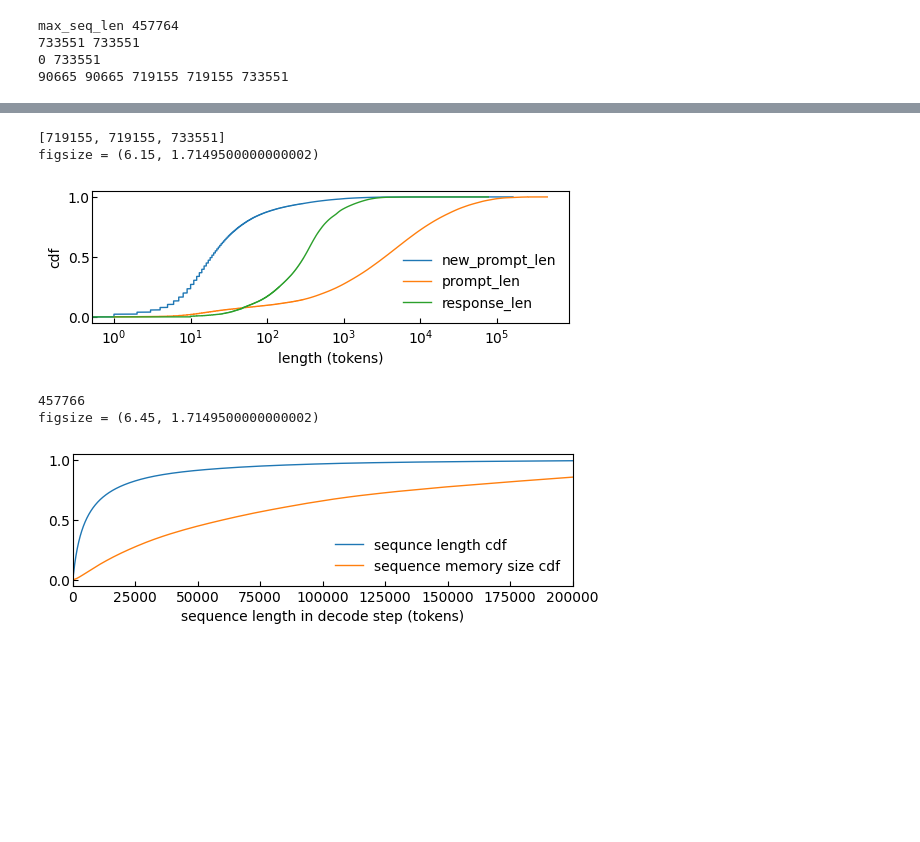
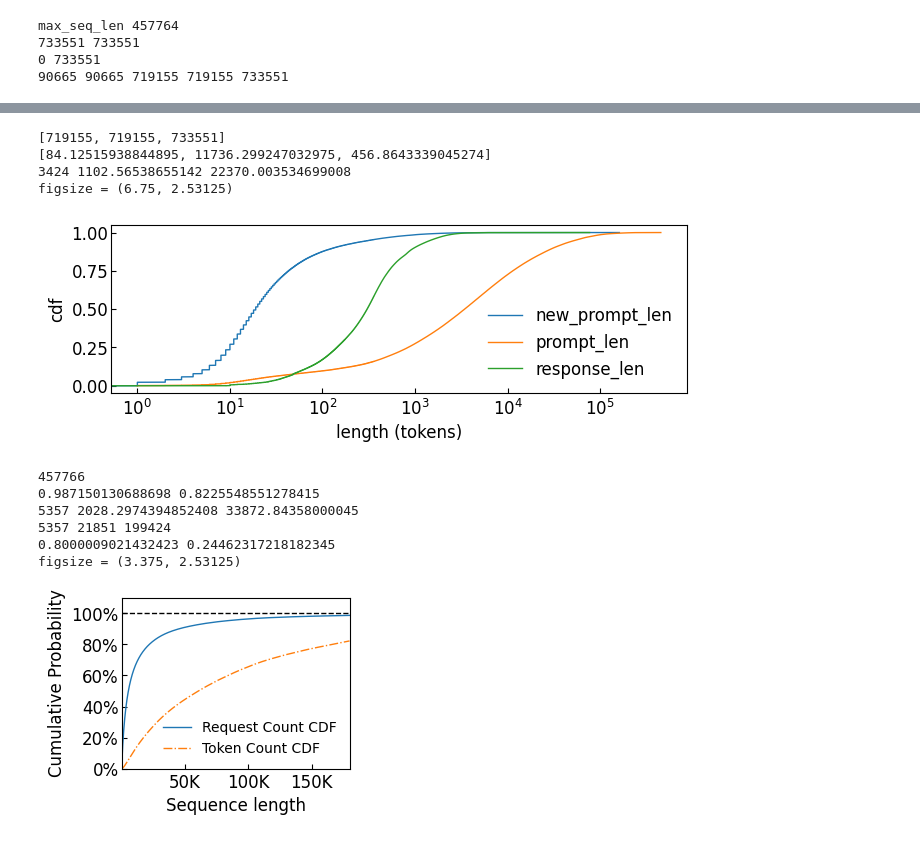
Before and after one commit to YitaoYuan/sharegpt-statistics, a Jupyter notebook: draw.ipynb, the cells around one changed output, grey strips where cells are left out. Drawn from its saved outputs; the diff is of its cells as text; code cells hidden in the pictures; blank space fills up the shorter version.

```diff
--- a/draw.ipynb
+++ b/draw.ipynb
@@ -194,22 +474,52 @@ figsize = (6.15, 1.7149500000000002)
 # %%
 x_groups = [round_new_prompt_len, round_prompt_len, round_response_len]
 print([len(xs) for xs in x_groups])
+print([np.mean(xs) for xs in x_groups])
+half = len(round_prompt_len) // 2
+print(round_prompt_len[half], np.mean(round_prompt_len[:half]), np.mean(round_prompt_len[half:]))
 y_groups = [[y/len(xs) for y in range(len(xs))] for xs in x_groups]
 draw_line(x_groups, y_groups, color = [None, None, None], label = ["new_prompt_len", "prompt_len", "response_len"], file_name = 'round_statistics.png',
-          xlabel = 'length (tokens)', log_x=1, ylabel = 'cdf', draw_legend="in")
+          xlabel = 'length (tokens)', log_x=1, ylabel = 'cdf', draw_legend="in", fig_per_line=2)
 # %% [output]
 [719155, 719155, 733551]
-figsize = (6.15, 1.7149500000000002)
+[84.12515938844895, 11736.299247032975, 456.8643339045274]
+3424 1102.56538655142 22370.003534699008
+figsize = (6.75, 2.53125)
-[figure, old version]
+[figure, new version]
-# %%
-print(len(seq_mem_prefix_sum))
-xlim = 200000
-y_groups = [seq_len_cnt_prefix_sum, seq_mem_prefix_sum]
-x_groups = [range(len(ys)) for ys in y_groups]
-label = ["sequnce length cdf", "memory-weight sequence length cdf"]
-draw_line(x_groups, y_groups, label = label, file_name = 'memory.png',
-          xlabel = 'sequence length in decode step (tokens)', xlim=[None, xlim], draw_legend="in")
-# %% [output]
-457766
-figsize = (6.45, 1.7149500000000002)
-[figure, removed]
+# %%
+import bisect
+print(len(seq_tokens_at_len_prefix_sum))
+xlim = 180000
+print(seq_cnt_at_len_prefix_sum[xlim], seq_tokens_at_len_prefix_sum[xlim])
+
+median_len = bisect.bisect_left(seq_cnt_at_len_prefix_sum, 0.5)
+
+avg_len_below_50 = (0.5 * median_len - sum(seq_cnt_at_len_prefix_sum[:median_len])) / 0.5
+avg_len_above_50 = (1.0 * len(seq_cnt_at_len_prefix_sum) - sum(seq_cnt_at_len_prefix_sum[median_len:]) - 0.5 * median_len) / 0.5
+
+print(median_len, avg_len_below_50, avg_len_above_50)
+print(bisect.bisect_left(seq_cnt_at_len_prefix_sum, 0.5), bisect.bisect_left(seq_cnt_at_len_prefix_sum, 0.8), bisect.bisect_left(seq_cnt_at_len_prefix_sum, 0.99))
+
+ybaseline=bisect.bisect_left(seq_cnt_at_len_prefix_sum, 0.8)
+print(seq_cnt_at_len_prefix_sum[ybaseline], seq_tokens_at_len_prefix_sum[ybaseline])
+y_groups = [seq_cnt_at_len_prefix_sum, seq_tokens_at_len_prefix_sum]
+x_groups = [range(len(ys)) for ys in y_groups]
+
+xticks = [[50000, 100000, 150000], ['50K', '100K', '150K']]
+yticks = [np.linspace(0, 1, 6), [f"{int(100*y)}%" for y in np.linspace(0, 1, 6)]]
+
+label = ["Request Count CDF", "Token Count CDF"]
+
+draw_line(x_groups, y_groups, label = label, file_name = 'request_distribution.pdf',
+          xlabel = 'Sequence length', ylabel = 'Cumulative Probability',
+          xlim=[None, xlim], ylim=[0, 1.1], xticks=xticks, yticks=yticks, ybaseline=[1.0], baseline_color="black", #xbaseline=[ybaseline],
+          linestyle=['-', '-.'],
+          draw_legend="in", fig_per_line=4, legend_fontsize_dec=1)
+# %% [output]
+457766
+0.987150130688698 0.8225548551278415
+5357 2028.2974394852408 33872.84358000045
+5357 21851 199424
+0.8000009021432423 0.24462317218182345
+figsize = (3.375, 2.53125)
+[figure, added]
```
Also changed, not shown: parts of 12 cells of this notebook, 4 other files.
